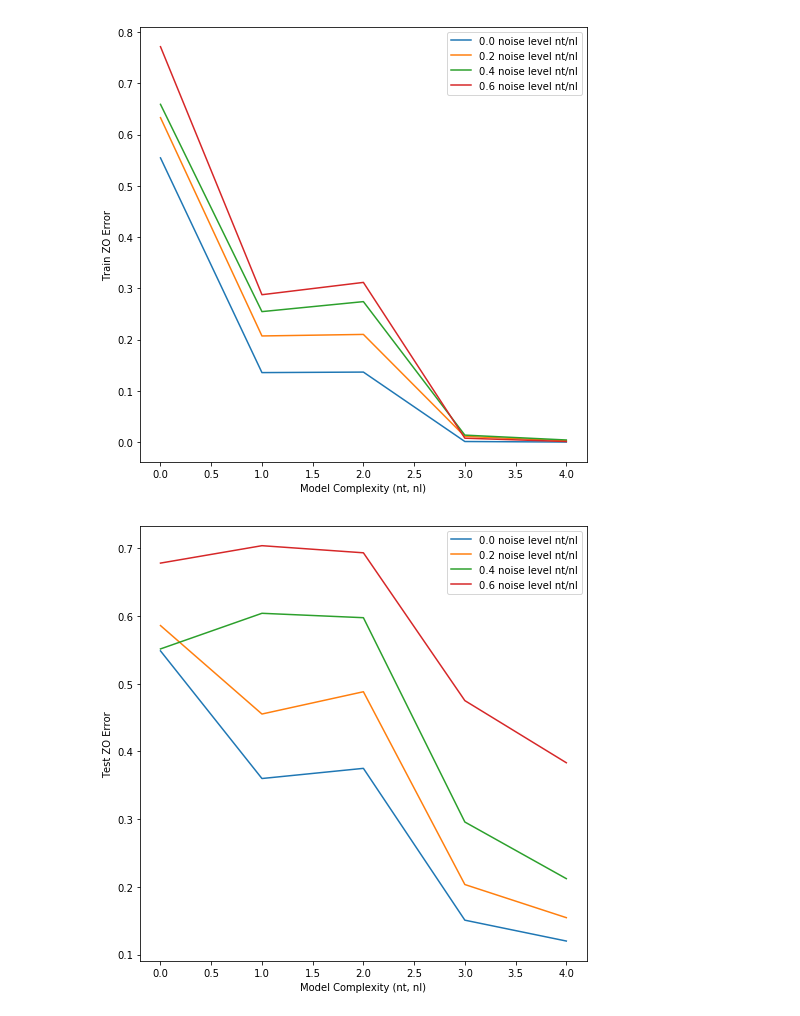
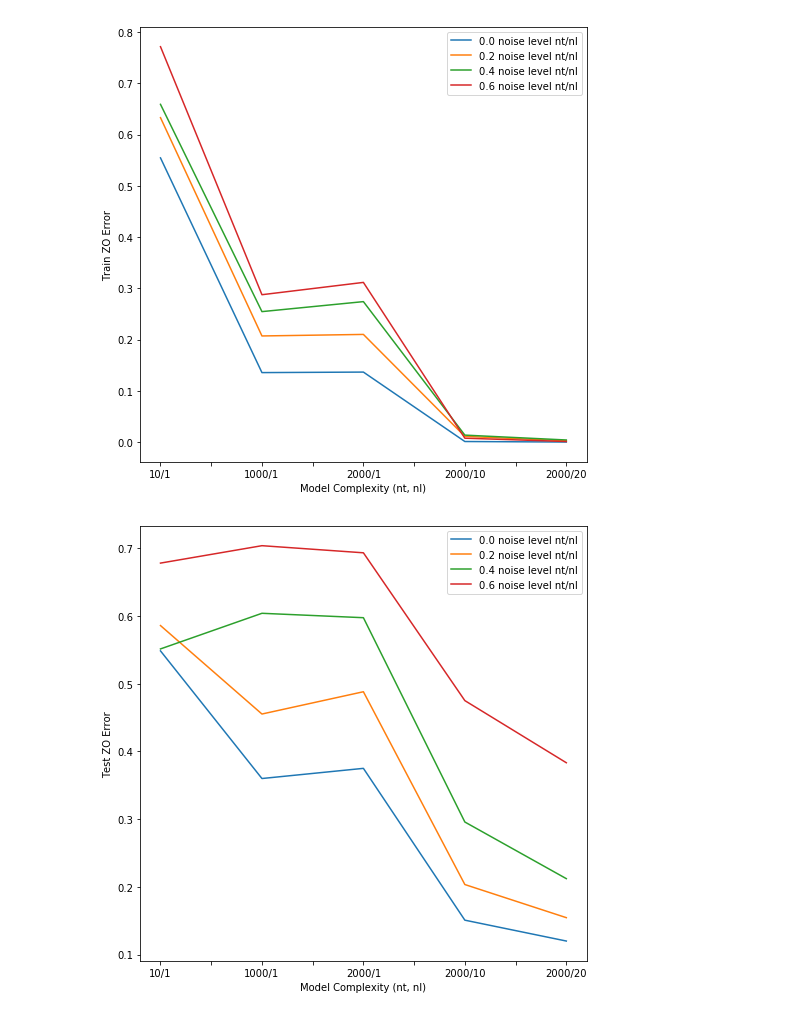
Before and after one commit to Georgepu1/CS-260-Project, a Jupyter notebook: mnist/mnist-rf-dt-knn-all/RF_Results.ipynb, the cells around one changed output. Cells and saved outputs as stored; diff of their text form; code cells hidden in the pictures.

```diff
--- a/mnist/mnist-rf-dt-knn-all/RF_Results.ipynb
+++ b/mnist/mnist-rf-dt-knn-all/RF_Results.ipynb
@@ -73,22 +86,29 @@ plt.show()
 # %%
 fig = plt.figure(figsize = (8,8))
 ax = plt.axes()
 noise = [0.0, 0.2, 0.4, 0.6]
 offset = 0
 for i in range(len(noise)):
     cur_outs = all_outputs[offset::20]
     label = str(noise[i]) + ' noise level nt/nl'
     cur_x = [x[4] for x in cur_outs]
     new_x = [cur_x[0], cur_x[1], cur_x[2], cur_x[5], cur_x[8]]
     ax.plot(range(5), new_x, label=label)
     offset += trial_len
 
+labels = [item.get_text() for item in ax.get_xticklabels()]
+labels[1] = '10/1'
+labels[3] = '1000/1'
+labels[5] = '2000/1'
+labels[7] = '2000/10'
+labels[9] = '2000/20'
+ax.set_xticklabels(labels)
 plt.xlabel('Model Complexity (nt, nl)')
 plt.ylabel("Train ZO Error")
 plt.legend()
 plt.show()
 # %% [output]
-[figure, old version]
+[figure, new version]
 # %%
 fig = plt.figure(figsize = (8,8))
 ax = plt.axes()
@@ -102,12 +122,19 @@ for i in range(len(noise)):
     ax.plot(range(5), new_x, label=label)
     offset += trial_len
 
+labels = [item.get_text() for item in ax.get_xticklabels()]
+labels[1] = '10/1'
+labels[3] = '1000/1'
+labels[5] = '2000/1'
+labels[7] = '2000/10'
+labels[9] = '2000/20'
+ax.set_xticklabels(labels)
 plt.xlabel('Model Complexity (nt, nl)')
 plt.ylabel("Test ZO Error")
 plt.legend()
 plt.show()
 # %% [output]
-[figure, old version]
+[figure, new version]
 # %%
 fig = plt.figure(figsize = (8,8))
 ax = plt.axes()
```
Also changed, not shown: parts of 5 cells of this notebook.
